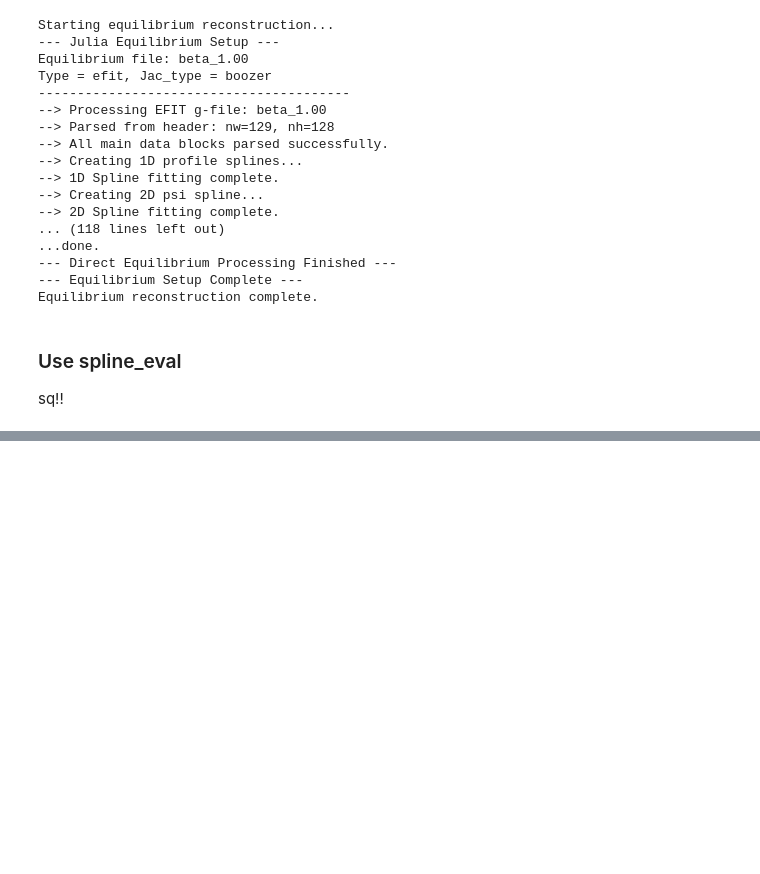
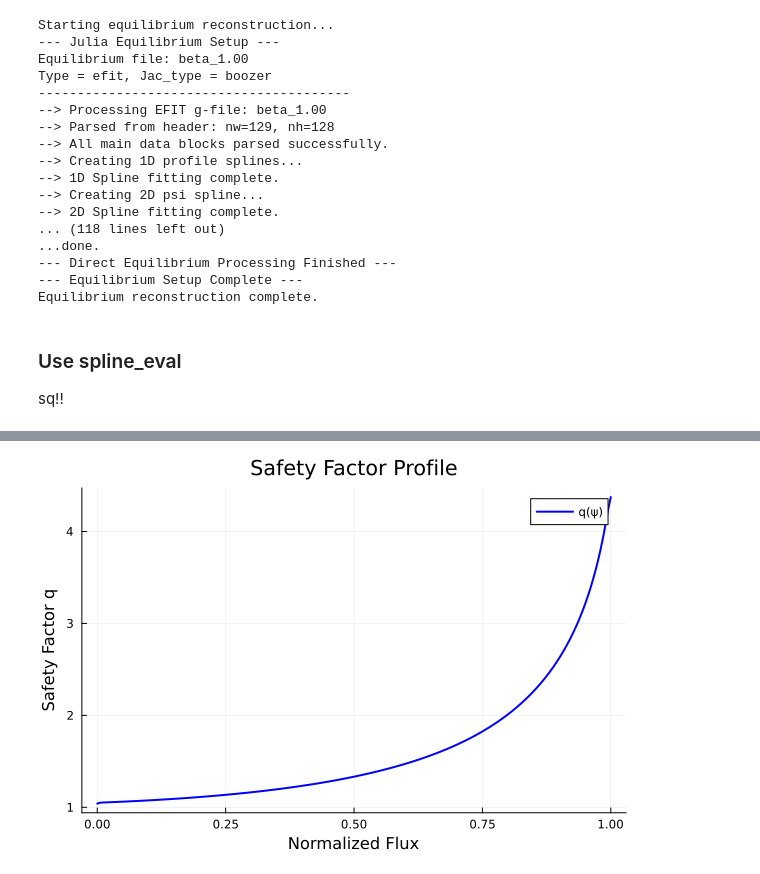
Before and after one commit to OpenFUSIONToolkit/JPEC, a Jupyter notebook: notebooks/sing_find_example.ipynb, the cells around one changed output, grey strips where cells are left out. Saved outputs shown, nothing was run; the diff lists cells and outputs as text; code cells hidden in the pictures; blank space fills up the shorter version.

```diff
--- a/notebooks/sing_find_example.ipynb
+++ b/notebooks/sing_find_example.ipynb
@@ -63,7 +61,7 @@ psi_norm_grid = range(0.0, 1.0, length=200)
 
 # spline_eval returns the function values (and derivatives if requested).
 # For sq, the quantities are: 1:F, 2:P*mu0, 3:Toroidal Flux, 4:q
-f_profiles = JPEC.SplinesMod.spline_eval(plasma_eq., collect(psi_norm_grid))
+f_profiles = JPEC.SplinesMod.spline_eval(plasma_eq.sq, collect(psi_norm_grid))
 
 # Extract each profile into its own variable for clarity
 F_profile      = f_profiles[:, 1]
@@ -182,0 +71,7 @@ sing_find
+# %%
+plot(psi_norm_grid, q_profile,
+     xlabel="Normalized Flux", ylabel="Safety Factor q",
+     title="Safety Factor Profile",
+     legend=:topright, label="q(ψ)", lw=2, color=:blue)
+# %% [output]
+[figure, added]
```
Also changed, not shown: parts of 7 cells of this notebook, 1 other file.
